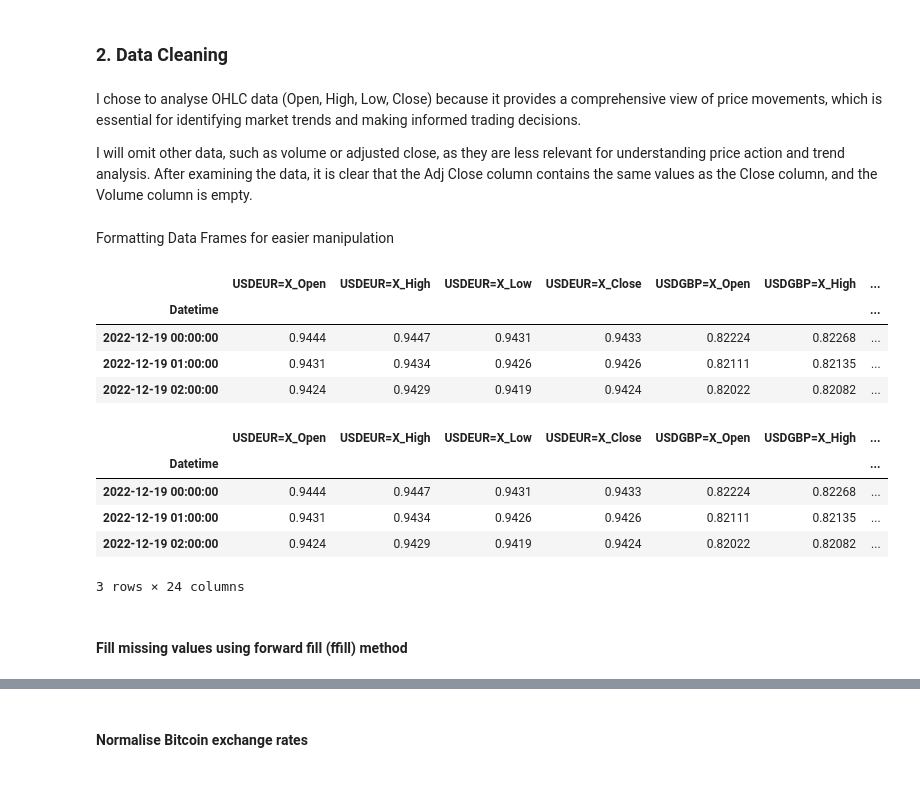
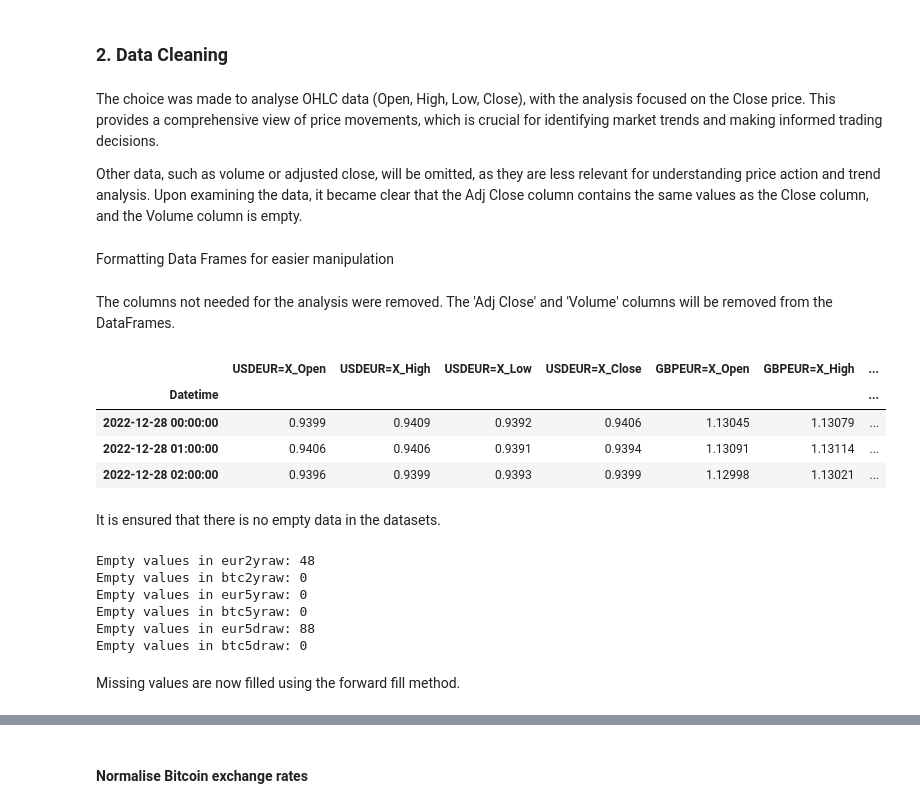
Before and after one commit to TomUszyn/PFDA-project, a Jupyter notebook: analysingCurrencyTrends.ipynb, the cells around one changed output, grey strips where cells are left out. Saved outputs shown, nothing was run; the diff lists cells and outputs as text; code cells hidden in the pictures.

```diff
--- a/analysingCurrencyTrends.ipynb
+++ b/analysingCurrencyTrends.ipynb
@@ -278,44 +290,55 @@ Understanding collected data is kind of important. We can identify columns calle
 # %% [markdown]
 ### 2. Data Cleaning
 # %% [markdown]
-I chose to analyse OHLC data (Open, High, Low, Close) because it provides a comprehensive view of price movements, which is essential for identifying market trends and making informed trading decisions.
+The choice was made to analyse OHLC data (Open, High, Low, Close), with the analysis focused on the Close price. This provides a comprehensive view of price movements, which is crucial for identifying market trends and making informed trading decisions.
 
-I will omit other data, such as volume or adjusted close, as they are less relevant for understanding price action and trend analysis. After examining the data, it is clear that the Adj Close column contains the same values as the Close column, and the Volume column is empty.
+Other data, such as volume or adjusted close, will be omitted, as they are less relevant for understanding price action and trend analysis. Upon examining the data, it became clear that the Adj Close column contains the same values as the Close column, and the Volume column is empty.
 # %% [markdown]
 Formatting Data Frames for easier manipulation
+# %% [markdown]
+The columns not needed for the analysis were removed. The 'Adj Close' and 'Volume' columns will be removed from the DataFrames.
 # %%
 # Columns to drop (targeting columns that have '_Adj Close' or '_Volume' suffixes)
 columnsToDrop = ['_Adj Close', '_Volume']
 
 # List of DataFrames for each asset
-dfColumnsDroppedList = [usd2y, gbp2y, eur2y, btc2y, usd5y, gbp5y, eur5y, btc5y, usd5d, gbp5d, eur5d, btc5d]
+dfColumnsDroppedList = [eur2yraw, btc2yraw, eur5yraw, btc5yraw, eur5draw, btc5draw]
 
 # Iterate over each DataFrame and drop columns that contain '_Adj Close' or '_Volume'
 for df in dfColumnsDroppedList:
     df.drop([col for col in df.columns if any(drop in col for drop in columnsToDrop)], axis=1, inplace=True)
 
 # Verify the result (Optional)
-usd2y.head(3)
+eur2yraw.head(3)
 # %% [output]
-|  | USDEUR=X_Open | USDEUR=X_High | USDEUR=X_Low | USDEUR=X_Close | USDGBP=X_Open | USDGBP=X_High | ... |
+|  | USDEUR=X_Open | USDEUR=X_High | USDEUR=X_Low | USDEUR=X_Close | GBPEUR=X_Open | GBPEUR=X_High | ... |
 | Datetime |  |  |  |  |  |  | ... |
-| 2022-12-19 00:00:00 | 0.9444 | 0.9447 | 0.9431 | 0.9433 | 0.82224 | 0.82268 | ... |
-| 2022-12-19 01:00:00 | 0.9431 | 0.9434 | 0.9426 | 0.9426 | 0.82111 | 0.82135 | ... |
-| 2022-12-19 02:00:00 | 0.9424 | 0.9429 | 0.9419 | 0.9424 | 0.82022 | 0.82082 | ... |
+| 2022-12-28 00:00:00 | 0.9399 | 0.9409 | 0.9392 | 0.9406 | 1.13045 | 1.13079 | ... |
+| 2022-12-28 01:00:00 | 0.9406 | 0.9406 | 0.9391 | 0.9394 | 1.13091 | 1.13114 | ... |
+| 2022-12-28 02:00:00 | 0.9396 | 0.9399 | 0.9393 | 0.9399 | 1.12998 | 1.13021 | ... |
-# %%
-# Merge the DataFrames using 'Datetime' column and add suffixes
-allFiatCurrencies2y = usd2y.merge(eur2y, how='outer', on='Datetime', suffixes=('_USD', '_EUR')).merge(gbp2y, how='outer', on='Datetime', suffixes=('_EUR', '_GBP'))
-allFiatCurrencies5d = usd5d.merge(eur5d, how='outer', on='Datetime', suffixes=('_USD', '_EUR')).merge(gbp5d, how='outer', on='Datetime', suffixes=('_EUR', '_GBP'))
-allFiatCurrencies5y = usd5y.merge(eur5y, how='outer', on='Datetime', suffixes=('_USD', '_EUR')).merge(gbp5y, how='outer', on='Datetime', suffixes=('_EUR', '_GBP'))
-allFiatCurrencies2y.head(3)
-# %% [output]
-|  | USDEUR=X_Open | USDEUR=X_High | USDEUR=X_Low | USDEUR=X_Close | USDGBP=X_Open | USDGBP=X_High | ... |
-| Datetime |  |  |  |  |  |  | ... |
-| 2022-12-19 00:00:00 | 0.9444 | 0.9447 | 0.9431 | 0.9433 | 0.82224 | 0.82268 | ... |
-| 2022-12-19 01:00:00 | 0.9431 | 0.9434 | 0.9426 | 0.9426 | 0.82111 | 0.82135 | ... |
-| 2022-12-19 02:00:00 | 0.9424 | 0.9429 | 0.9419 | 0.9424 | 0.82022 | 0.82082 | ... |
-3 rows × 24 columns
+# %% [markdown]
+It is ensured that there is no empty data in the datasets.
+# %%
+dataFrames = {
+    "eur2yraw": eur2yraw,
+    "btc2yraw": btc2yraw,
+    "eur5yraw": eur5yraw,
+    "btc5yraw": btc5yraw,
+    "eur5draw": eur5draw,
+    "btc5draw": btc5draw
+}
+
+# Find missing values in each DataFrame
+for name, df in dataFrames.items():
+    print(f'Empty values in {name}: {df.isnull().sum().sum()}')
+# %% [output]
+Empty values in eur2yraw: 48
+Empty values in btc2yraw: 0
+Empty values in eur5yraw: 0
+Empty values in btc5yraw: 0
+Empty values in eur5draw: 88
+Empty values in btc5draw: 0
 # %% [markdown]
-#### Fill missing values using forward fill (ffill) method
+Missing values are now filled using the forward fill method.
 # %%
 # List of DataFrames
```
Also changed, not shown: parts of 62 cells of this notebook, 20 other files.
